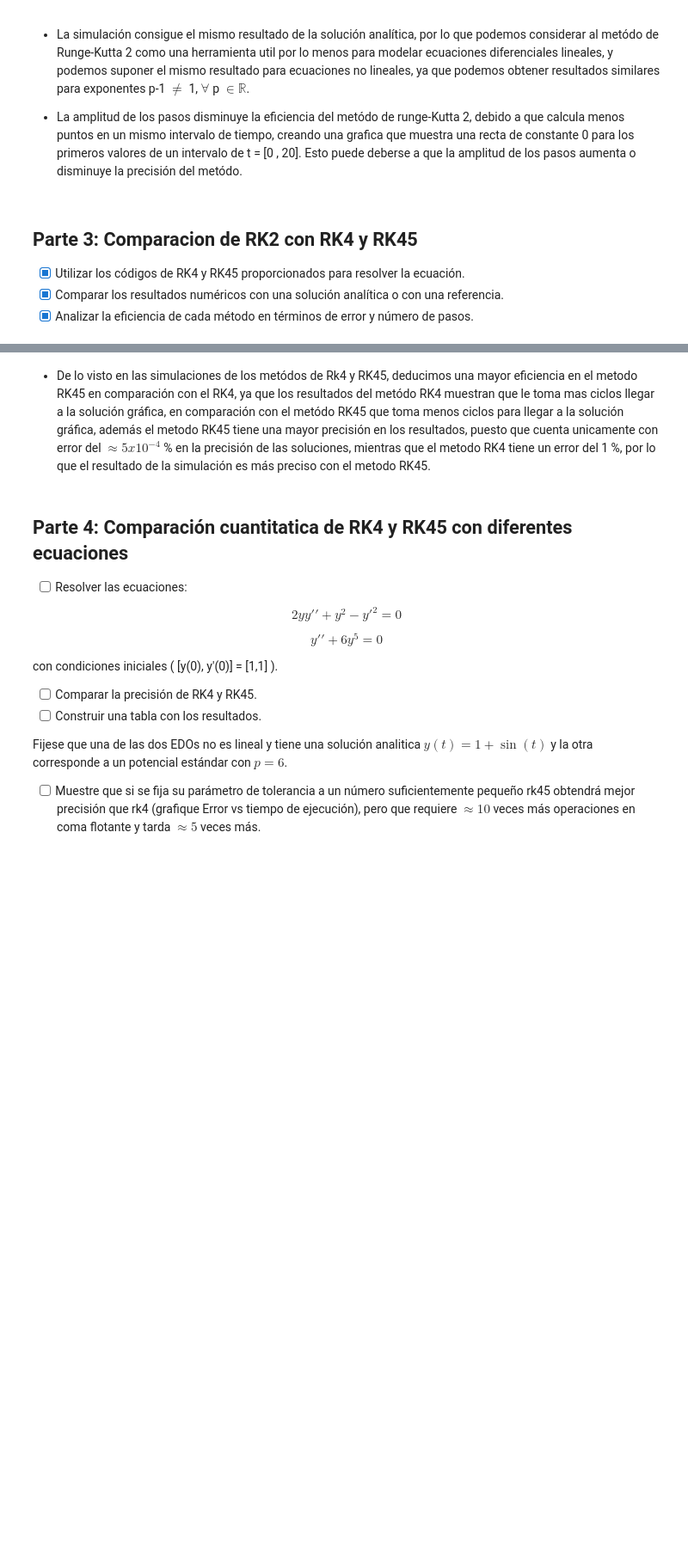
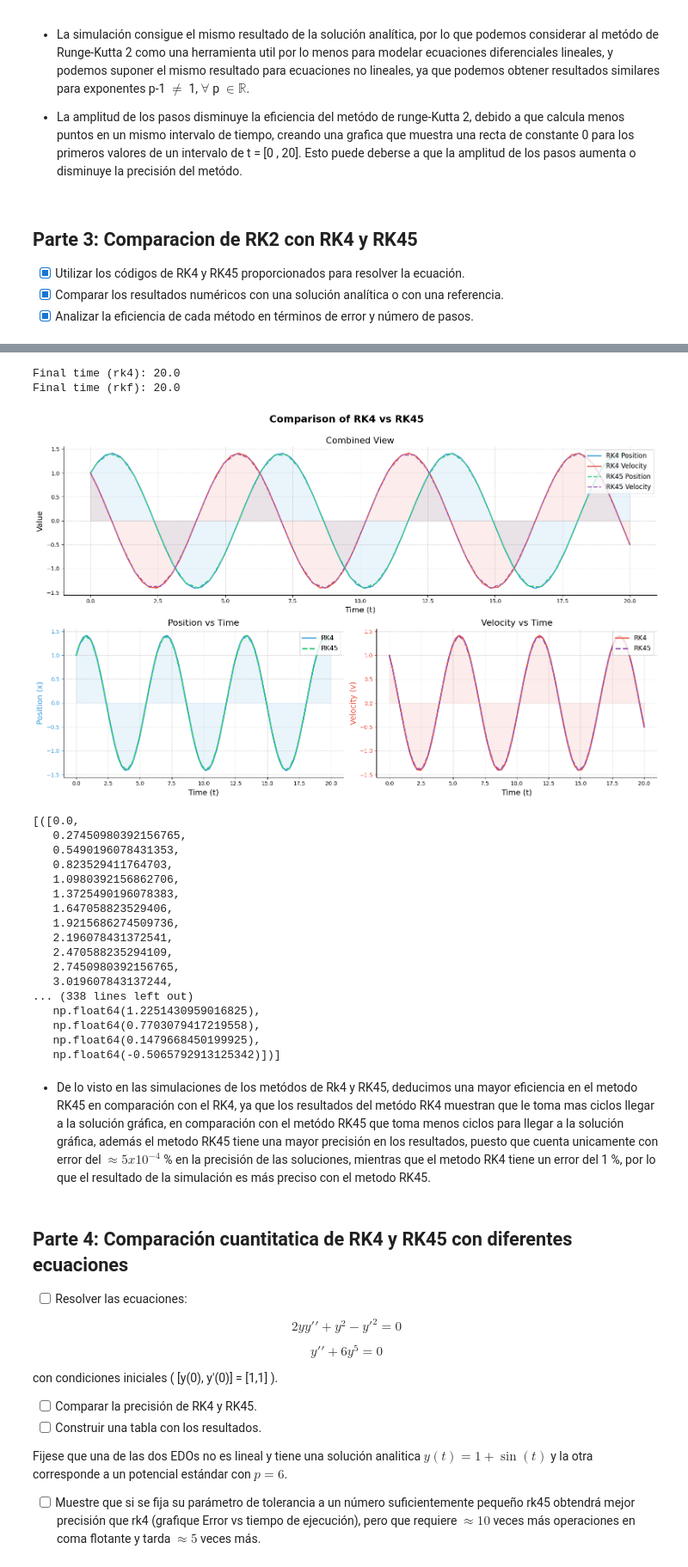
Before and after one commit to JkVely/ModelamientoFisico, a Jupyter notebook: Notebooks/Taller1_MFC (1).ipynb, the cells around one changed output, grey strips where cells are left out. Shown: that part at 86% size. Drawn from its saved outputs; the diff is of its cells as text; code cells hidden in the pictures; blank space fills up the shorter version.

```diff
--- a/Notebooks/Taller1_MFC (1).ipynb
+++ b/Notebooks/Taller1_MFC (1).ipynb
@@ -255,7 +255,7 @@ def plot_compare(f, y, t0, tf, method_1='rk4', method_2='rk45'):
     elif method_1 == 'rk4':
         sol_1 = ciclo_rk4(f, t1, y1, t_values_1, y0_values_1, y1_values_1, tf)
     else:  # rk45
-        temp = ciclo_rk45(f, t1, y1, t_values_1, y0_values_1, y1_values_1, tf)
+        temp = ciclo_rk45(f, t1, y1, t_values_1, y0_values_1, y1_values_1, tf, 1e-4)
         sol_1 = temp[:3]  # Extract only time and position/velocity data
 
     # Run second method
@@ -360,7 +360,7 @@ def f(t: float, y: np.ndarray) -> np.ndarray:
 
     power_value = np.power(np.abs(x), p-1)
     # Clip the computed power value to avoid overflow when p is very large
-    max_val = 1e12  # Adjust this maximum value as needed
+    max_val = 1e10  # Adjust this maximum value as needed
     power_value = np.clip(power_value, 0, max_val)
     f_return[1] = F_ext_value - K * (np.sign(x) * power_value)
     return f_return
@@ -674,3 +575,26 @@ interactive(children=(Dropdown(description='Function:', layout=Layout(width='30%
+# %%
+plot_compare(f, y, min_t, max_t, method_1='rk4', method_2='rk45')
+# %% [output]
+Final time (rk4): 20.0
+Final time (rkf): 20.0
+[figure, added]
+[([0.0,
+   0.27450980392156765,
+   0.5490196078431353,
+   0.823529411764703,
+   1.0980392156862706,
+   1.3725490196078383,
+   1.647058823529406,
+   1.9215686274509736,
+   2.196078431372541,
+   2.470588235294109,
+   2.7450980392156765,
+   3.019607843137244,
+... (338 lines left out)
+   np.float64(1.2251430959016825),
+   np.float64(0.7703079417219558),
+   np.float64(0.1479668450199925),
+   np.float64(-0.5065792913125342)])]
 # %% [markdown]
 - De lo visto en las simulaciones de los metódos de Rk4 y RK45, deducimos una mayor eficiencia en el metodo RK45 en comparación con el RK4, ya que los resultados del metódo RK4 muestran que le toma mas ciclos llegar a la solución gráfica, en comparación con el metódo RK45 que toma menos ciclos para llegar a la solución gráfica, además el metodo RK45 tiene una mayor precisión en los resultados, puesto que cuenta unicamente con error del $\approx 5 x 10^{-4}$ % en la precisión de las soluciones, mientras que el metodo RK4 tiene un error del 1 %, por lo que el resultado de la simulación es más preciso con el metodo RK45.
 # %% [markdown]
```
Also changed, not shown: parts of 2 cells of this notebook.
